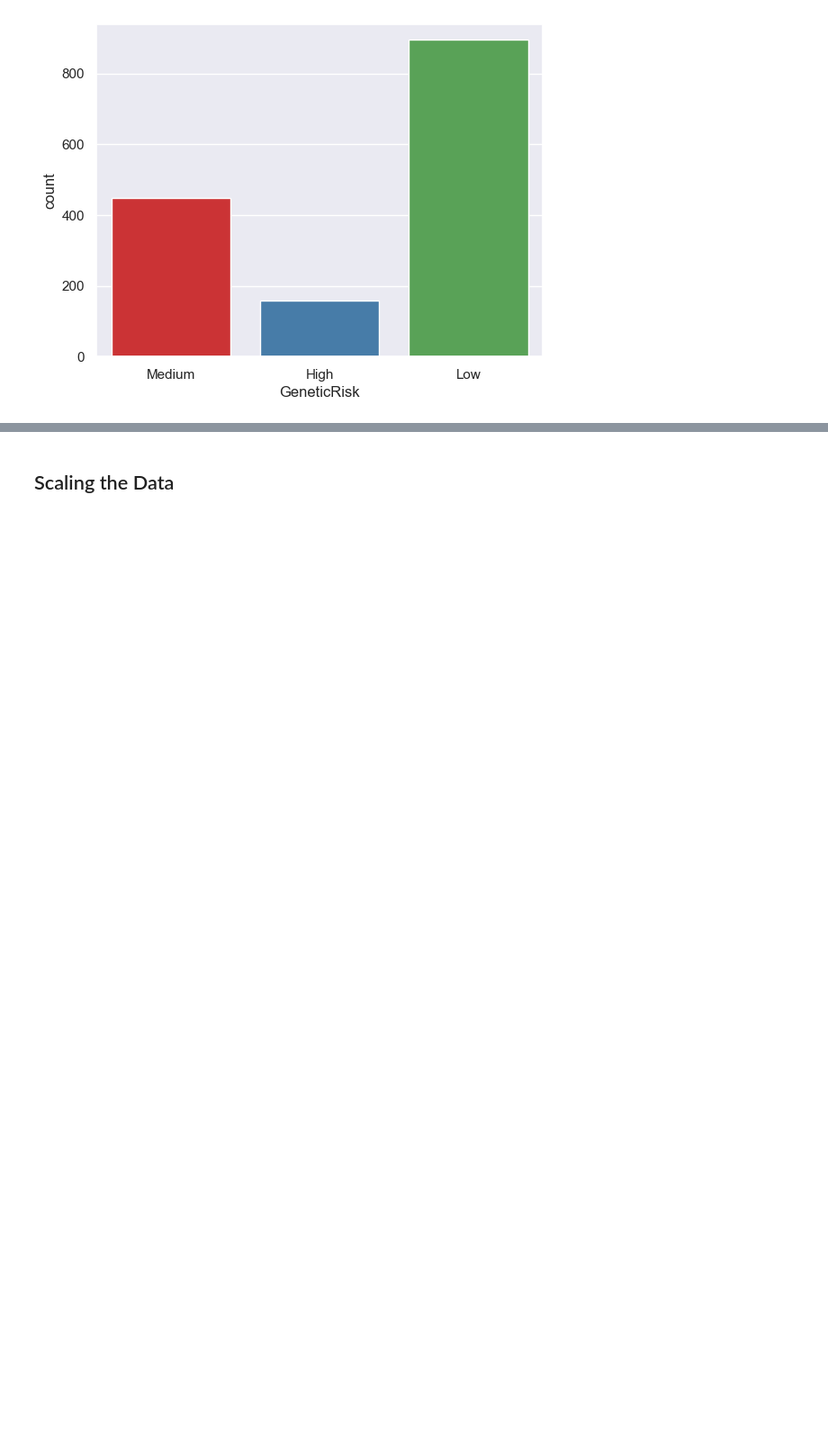
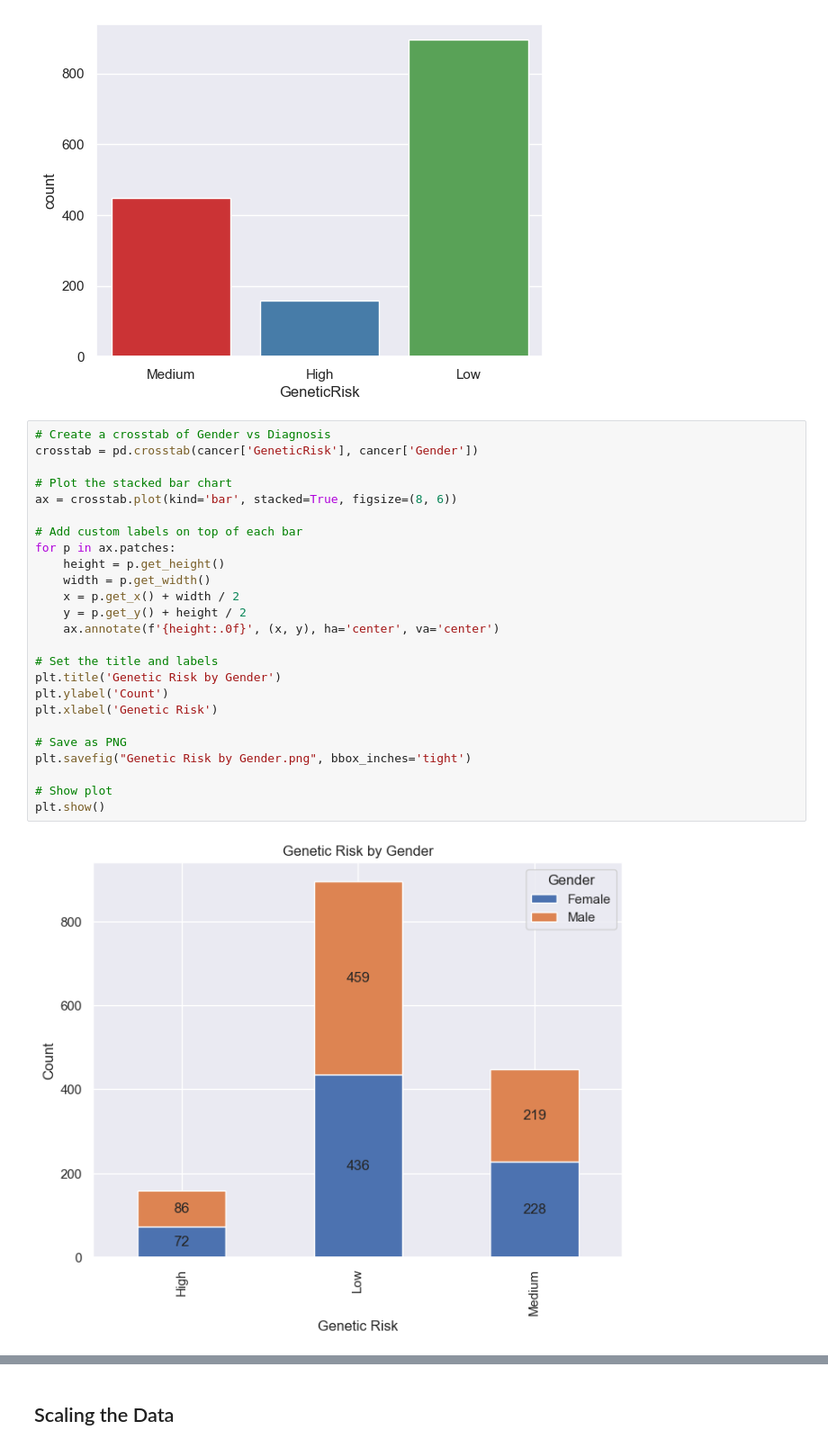
Before and after one commit to clmj1727/Project4-MachineLearning, a Jupyter notebook: CancerNotebook.ipynb, the cells around one changed output, grey strips where cells are left out. Shown at 90% size. Cells and saved outputs as stored; diff of their text form; blank space fills up the shorter version.

```diff
--- a/CancerNotebook.ipynb
+++ b/CancerNotebook.ipynb
@@ -173,6 +173,33 @@ plt.savefig("Count of Genetic Risk.png", bbox_inches='tight')
 plt.show()
 # %% [output]
 [figure]
+# %%
+# Create a crosstab of Gender vs Diagnosis
+crosstab = pd.crosstab(cancer['GeneticRisk'], cancer['Gender'])
+
+# Plot the stacked bar chart
+ax = crosstab.plot(kind='bar', stacked=True, figsize=(8, 6))
+
+# Add custom labels on top of each bar
+for p in ax.patches:
+    height = p.get_height()
+    width = p.get_width()
+    x = p.get_x() + width / 2
+    y = p.get_y() + height / 2
+    ax.annotate(f'{height:.0f}', (x, y), ha='center', va='center')
+
+# Set the title and labels
+plt.title('Genetic Risk by Gender')
+plt.ylabel('Count')
+plt.xlabel('Genetic Risk')
+
+# Save as PNG
+plt.savefig("Genetic Risk by Gender.png", bbox_inches='tight')
+
+# Show plot
+plt.show()
+# %% [output]
+[figure, added]
 # %%
 ## checking the balance of the data by plotting the count of outcomes by their value
 labels = ["No Cancer", "Cancer"]
```
Also changed, not shown: parts of 12 cells of this notebook, 3 other files.
